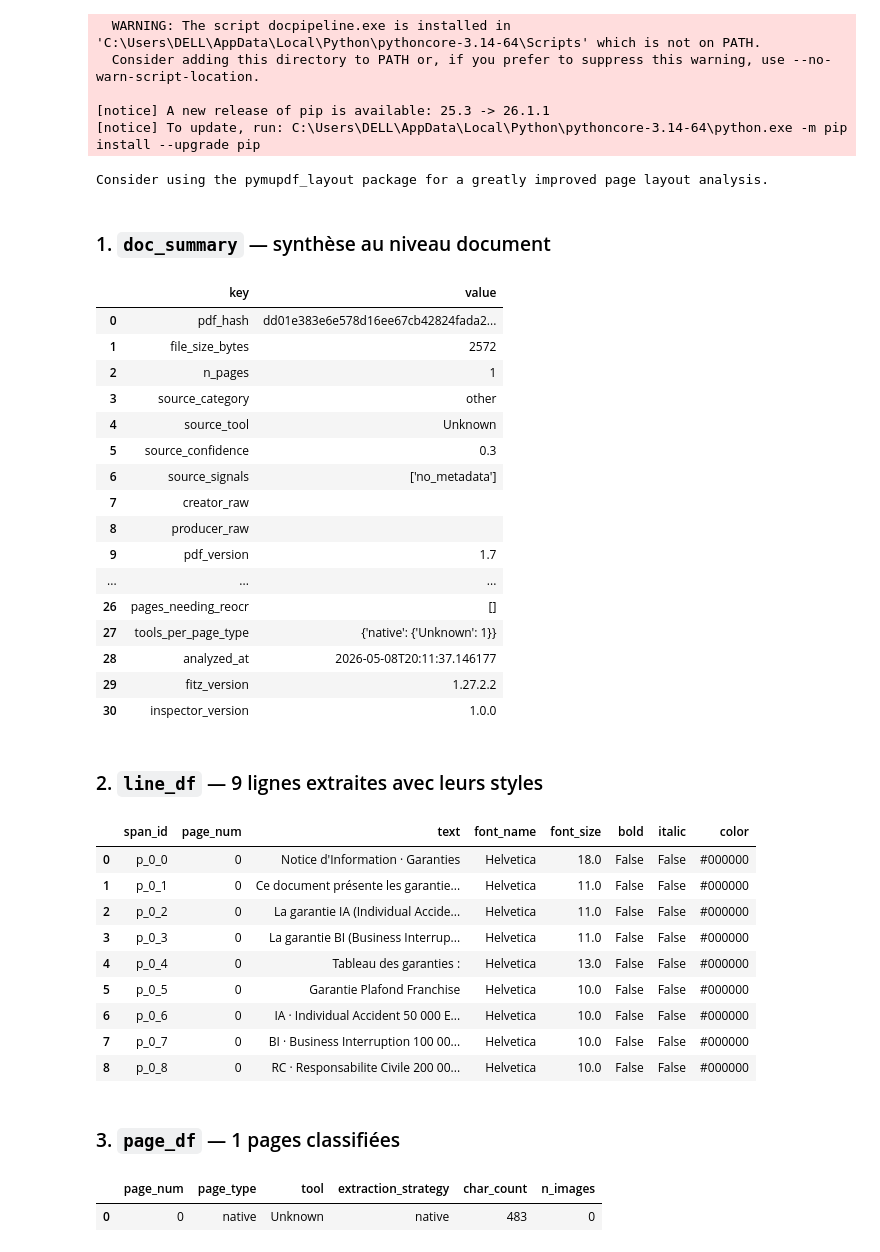
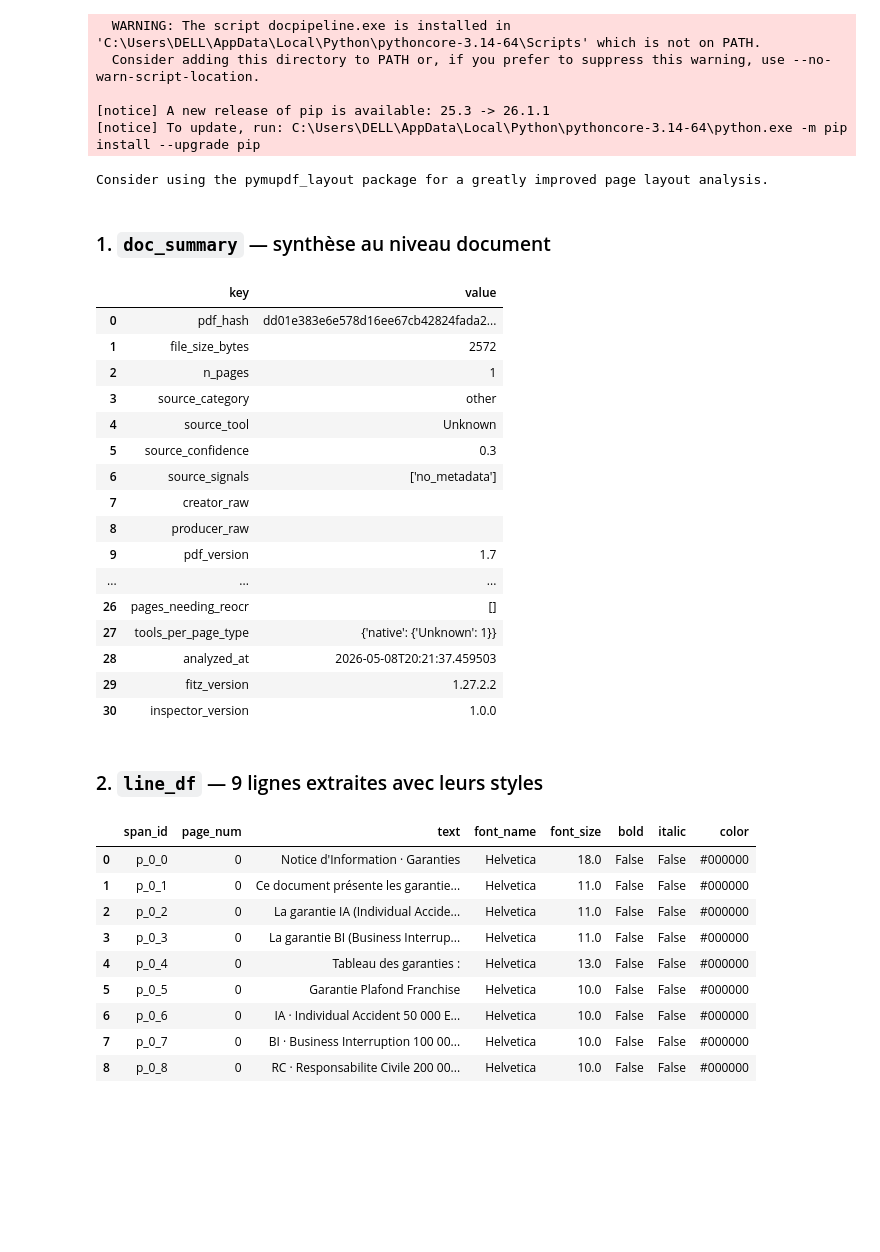
Before and after one commit to kezhan/doc_intelligence, a Jupyter notebook: notebooks/05_parse_pdf_js.ipynb, the cells around one changed output. Saved outputs shown, nothing was run; the diff lists cells and outputs as text; code cells hidden in the pictures; blank space fills up the shorter version.

```diff
--- a/notebooks/05_parse_pdf_js.ipynb
+++ b/notebooks/05_parse_pdf_js.ipynb
@@ -48,42 +41,39 @@ from pathlib import Path
 from IPython.display import display, Markdown
 from docpipeline.parsing.pdf.parse_pdf import parse_pdf, apply_changes
 
-PDF_IN  = Path('../tests/fixtures/notice_garanties.pdf')
-PDF_OUT = Path('_outputs/pdf_translation/notice_garanties_modified_js.pdf')
-PDF_OUT.parent.mkdir(parents=True, exist_ok=True)
+PDF_FR = Path('../tests/fixtures/notice_garanties.pdf')
+PDF_EN = Path('_outputs/pdf_translation/notice_garanties_EN_js.pdf')
+PDF_EN.parent.mkdir(parents=True, exist_ok=True)
 
 pd.set_option('display.max_colwidth', 120)
 
 # 1) EXTRACT --------------------------------------------------------------
-result = parse_pdf(PDF_IN)
+result = parse_pdf(PDF_FR)
 
 display(Markdown('### 1. `doc_summary` — synthèse au niveau document'))
 summary_df = pd.DataFrame([{'key': k, 'value': str(v)} for k, v in result['doc_summary'].items()])
 display(summary_df)
 
 display(Markdown(f"### 2. `line_df` — {len(result['line_df'])} lignes extraites avec leurs styles"))
 display(result['line_df'][['span_id', 'page_num', 'text', 'font_name', 'font_size', 'bold', 'italic', 'color']])
-
-display(Markdown(f"### 3. `page_df` — {len(result['page_df'])} pages classifiées"))
-display(result['page_df'][['page_num', 'page_type', 'tool', 'extraction_strategy', 'char_count', 'n_images']])
 # %% [output]
 Consider using the pymupdf_layout package for a greatly improved page layout analysis.
 ### 1. `doc_summary` — synthèse au niveau document
 |  | key | value |
 | 0 | pdf_hash | dd01e383e6e578d16ee67cb42824fada2... |
 | 1 | file_size_bytes | 2572 |
 | 2 | n_pages | 1 |
 | 3 | source_category | other |
 | 4 | source_tool | Unknown |
 | 5 | source_confidence | 0.3 |
 | 6 | source_signals | ['no_metadata'] |
 | 7 | creator_raw |  |
 | 8 | producer_raw |  |
 | 9 | pdf_version | 1.7 |
 | ... | ... | ... |
 | 26 | pages_needing_reocr | [] |
 | 27 | tools_per_page_type | {'native': {'Unknown': 1}} |
-| 28 | analyzed_at | 2026-05-08T20:11:37.146177 |
+| 28 | analyzed_at | 2026-05-08T20:21:37.459503 |
 | 29 | fitz_version | 1.27.2.2 |
 | 30 | inspector_version | 1.0.0 |
 ### 2. `line_df` — 9 lignes extraites avec leurs styles
@@ -97,7 +87,4 @@ Consider using the pymupdf_layout package for a greatly improved page layout ana
 | 6 | p_0_6 | 0 | IA · Individual Accident 50 000 E... | Helvetica | 10.0 | False | False | #000000 |
 | 7 | p_0_7 | 0 | BI · Business Interruption 100 00... | Helvetica | 10.0 | False | False | #000000 |
 | 8 | p_0_8 | 0 | RC · Responsabilite Civile 200 00... | Helvetica | 10.0 | False | False | #000000 |
-### 3. `page_df` — 1 pages classifiées
-|  | page_num | page_type | tool | extraction_strategy | char_count | n_images |
-| 0 | 0 | native | Unknown | native | 483 | 0 |
 # %%
```
Also changed, not shown: parts of 3 cells of this notebook, 2 other files.
